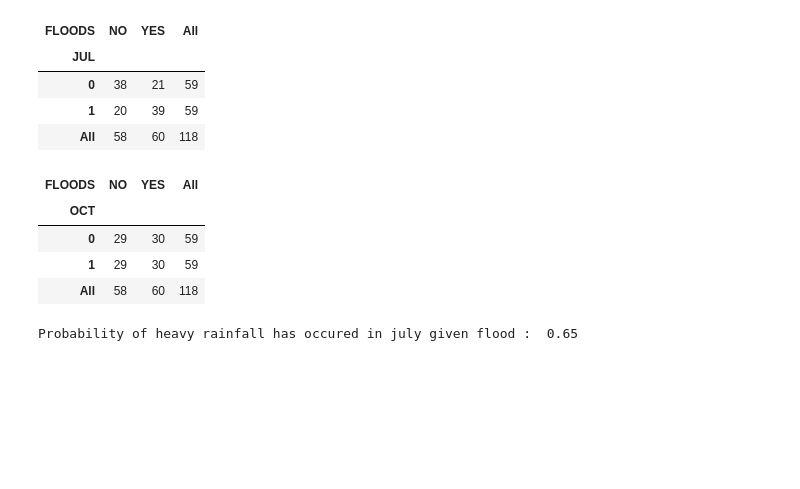
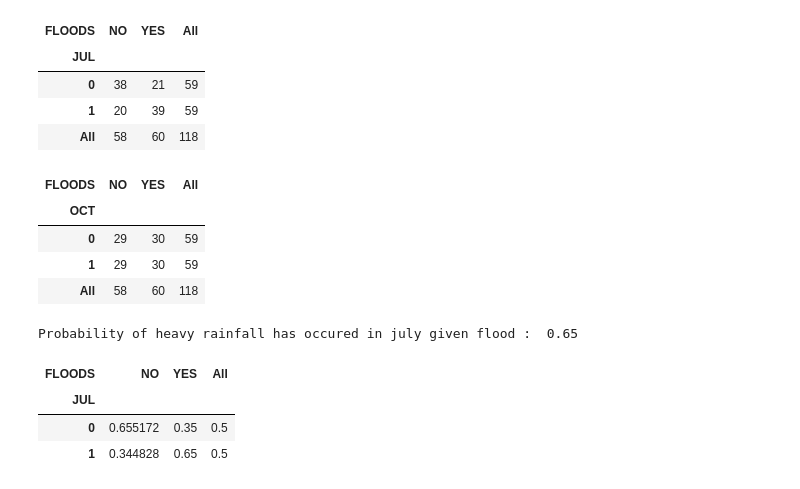
Before and after one commit to cskuracha/Python-Machine-Learning-Analysis, a Jupyter notebook: 02_Prob_Stat/01_Prob_Stat_Basic_May27.ipynb, the cells around one changed output. Cells and saved outputs as stored; diff of their text form; code cells hidden in the pictures; blank space fills up the shorter version.

```diff
--- a/02_Prob_Stat/01_Prob_Stat_Basic_May27.ipynb
+++ b/02_Prob_Stat/01_Prob_Stat_Basic_May27.ipynb
@@ -267,3 +267,10 @@ prob_flood_ct = 60/118
 print("Probability of heavy rainfall has occured in july given flood : ", prob_july_flood_ct / prob_flood_ct)
 # %% [output]
 Probability of heavy rainfall has occured in july given flood :  0.65
+# %%
+pd.crosstab(data['JUL'], data['FLOODS'], margins = True, normalize = "columns")
+# %% [output]
+| FLOODS | NO | YES | All |
+| JUL |  |  |  |
+| 0 | 0.655172 | 0.35 | 0.5 |
+| 1 | 0.344828 | 0.65 | 0.5 |
```
